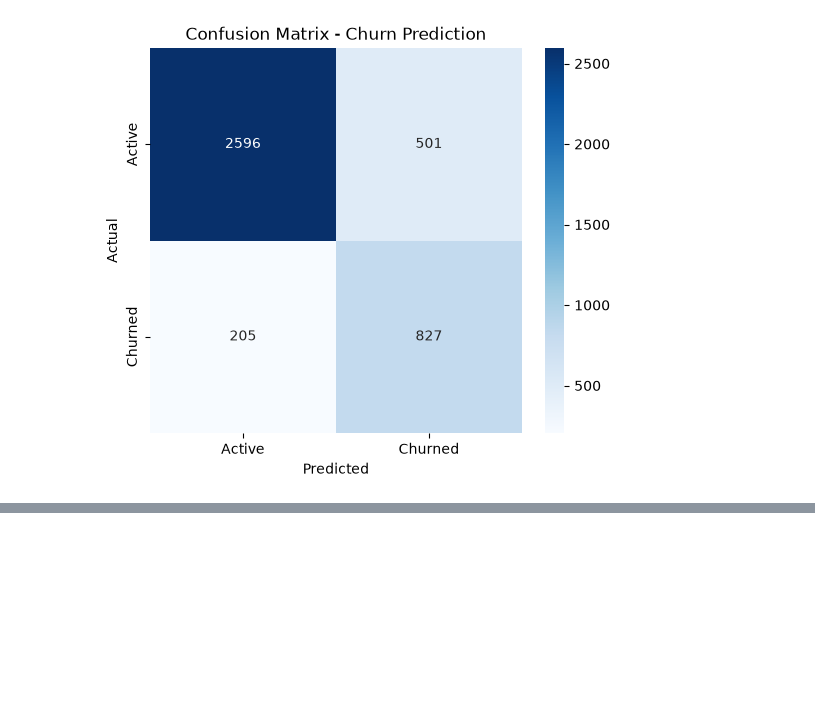
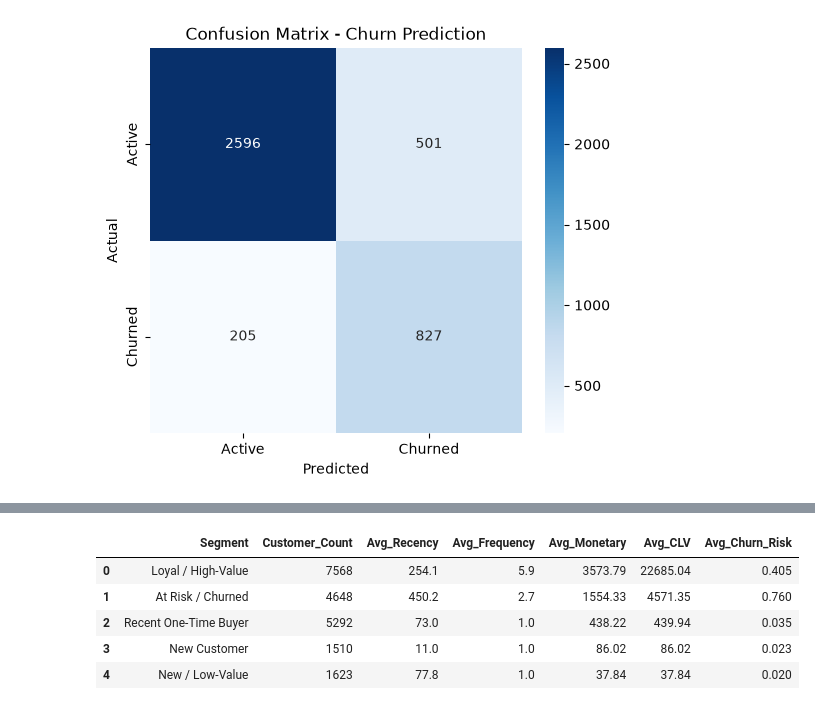
Before and after one commit to fitnesscreed7-beep/churn-segmentation-project, a Jupyter notebook: notebooks/03_churn_modeling.ipynb, the cells around one changed output, grey strips where cells are left out. Drawn from its saved outputs; the diff is of its cells as text; code cells hidden in the pictures; blank space fills up the shorter version.

Commit message:
Week 4: CLV proxy, XGBoost model, SQL aggregation, Streamlit dashboard

```diff
--- a/notebooks/03_churn_modeling.ipynb
+++ b/notebooks/03_churn_modeling.ipynb
@@ -176,0 +272,23 @@ plt.show()
+# %%
+query_segments = """
+SELECT
+    Segment,
+    COUNT(*) AS Customer_Count,
+    ROUND(AVG(Recency), 1) AS Avg_Recency,
+    ROUND(AVG(Frequency), 1) AS Avg_Frequency,
+    ROUND(AVG(Monetary), 2) AS Avg_Monetary,
+    ROUND(AVG(CLV_proxy), 2) AS Avg_CLV,
+    ROUND(AVG(Churn_Probability), 3) AS Avg_Churn_Risk
+FROM customer_summary
+GROUP BY Segment
+ORDER BY Avg_CLV DESC
+"""
+
+pd.read_sql(query_segments, conn)
+# %% [output]
+|  | Segment | Customer_Count | Avg_Recency | Avg_Frequency | Avg_Monetary | Avg_CLV | Avg_Churn_Risk |
+| 0 | Loyal / High-Value | 7568 | 254.1 | 5.9 | 3573.79 | 22685.04 | 0.405 |
+| 1 | At Risk / Churned | 4648 | 450.2 | 2.7 | 1554.33 | 4571.35 | 0.760 |
+| 2 | Recent One-Time Buyer | 5292 | 73.0 | 1.0 | 438.22 | 439.94 | 0.035 |
+| 3 | New Customer | 1510 | 11.0 | 1.0 | 86.02 | 86.02 | 0.023 |
+| 4 | New / Low-Value | 1623 | 77.8 | 1.0 | 37.84 | 37.84 | 0.020 |
```
Also changed, not shown: parts of 6 cells of this notebook, 4 other files.
